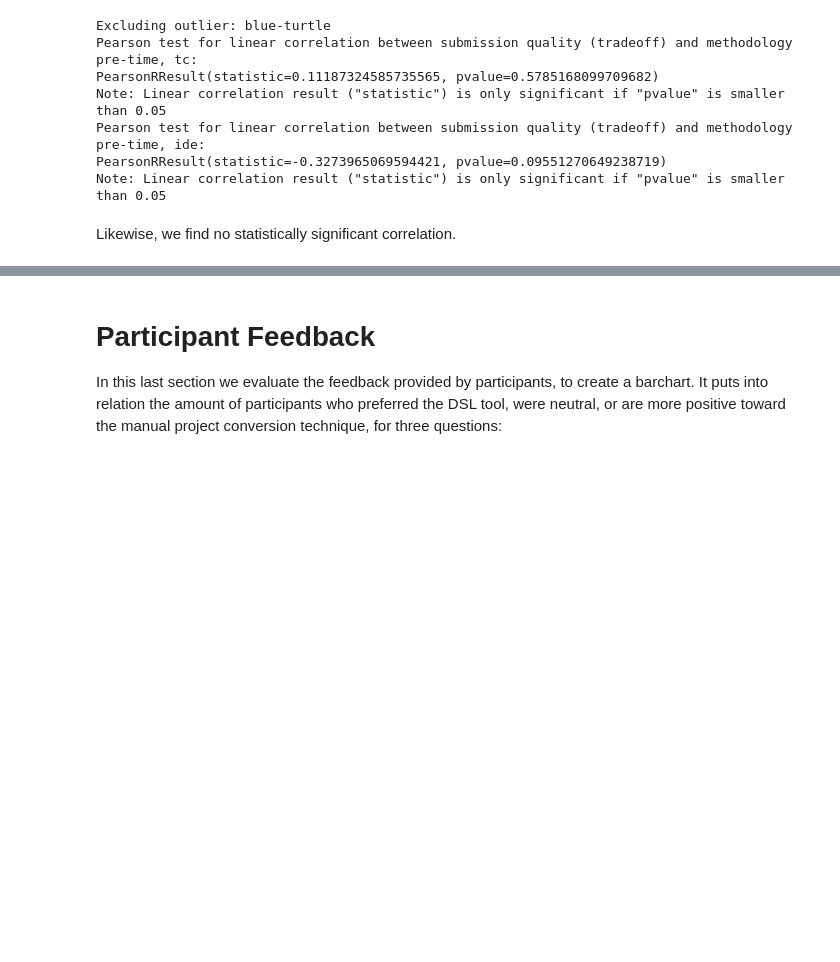
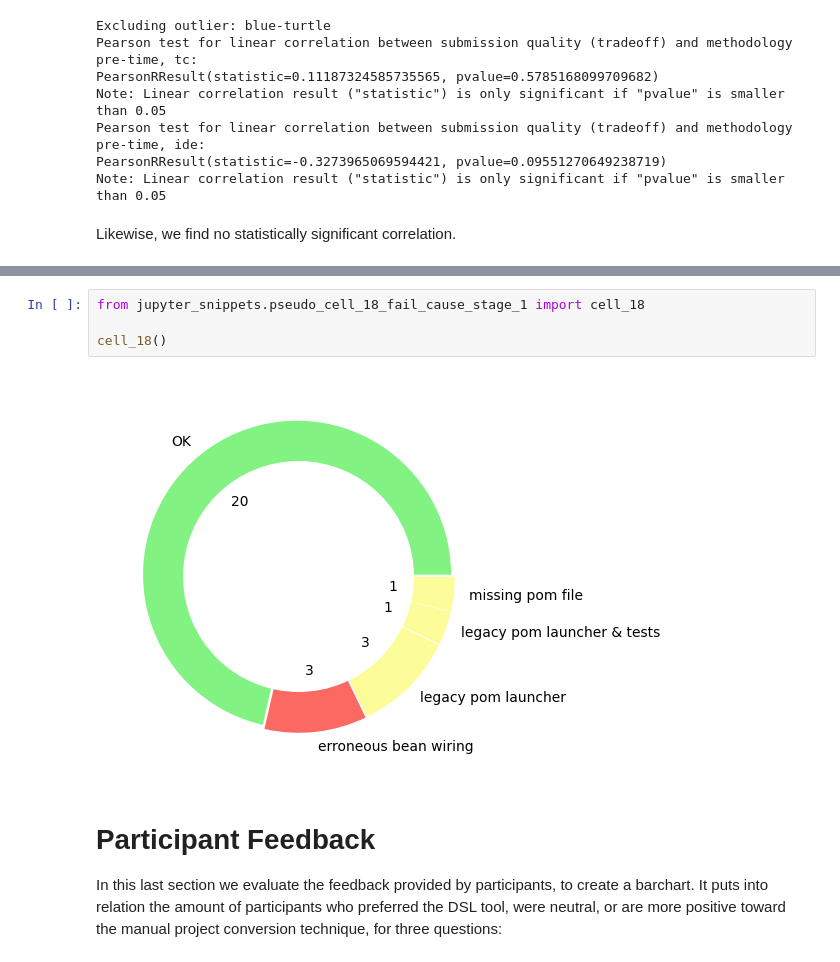
Before and after one commit to m5c/RestifyJupyter, a Jupyter notebook: Restify.ipynb, the cells around one changed output, grey strips where cells are left out. Drawn from its saved outputs; the diff is of its cells as text; blank space fills up the shorter version.

```diff
--- a/Restify.ipynb
+++ b/Restify.ipynb
@@ -501,3 +574,9 @@ RanksumsResult(statistic=-4.1247234815267415, pvalue=3.711804294831285e-05)
+# %%
+from jupyter_snippets.pseudo_cell_18_fail_cause_stage_1 import cell_18
+
+cell_18()
+# %% [output]
+[figure, added]
 # %% [markdown]
 # Participant Feedback
 
```
Also changed, not shown: parts of 10 cells of this notebook, 9 other files.
